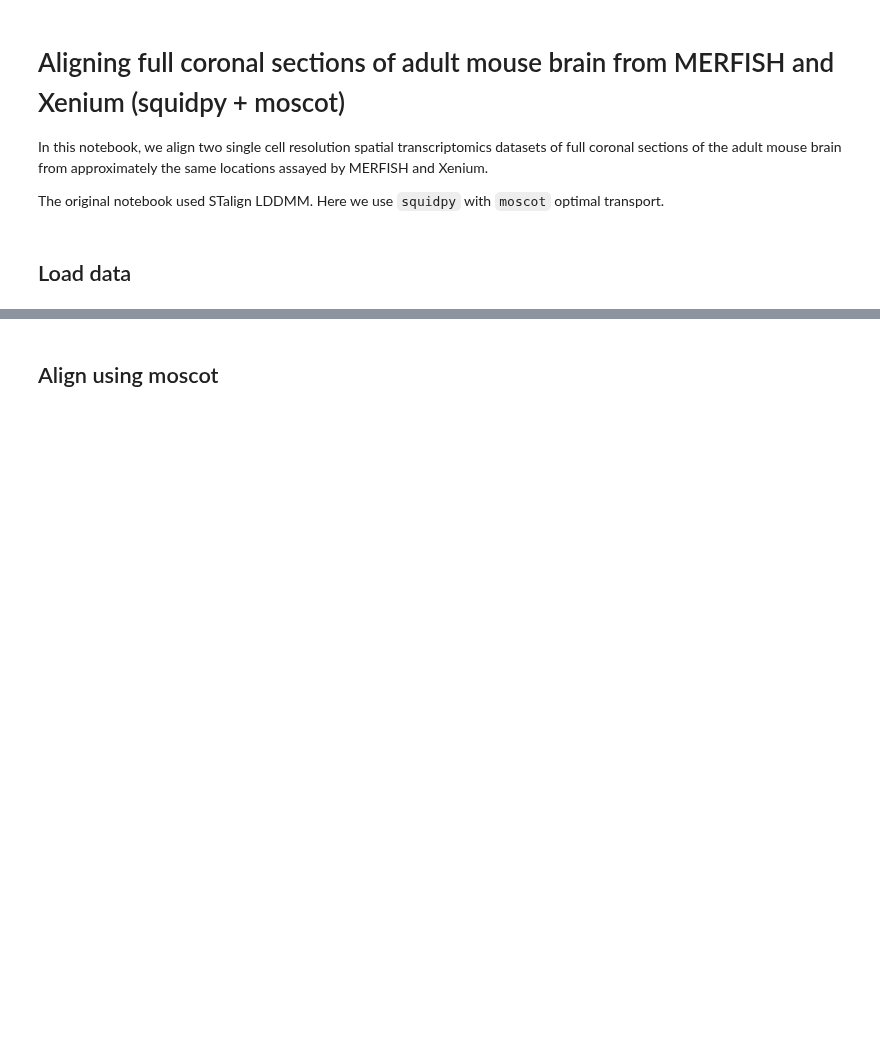
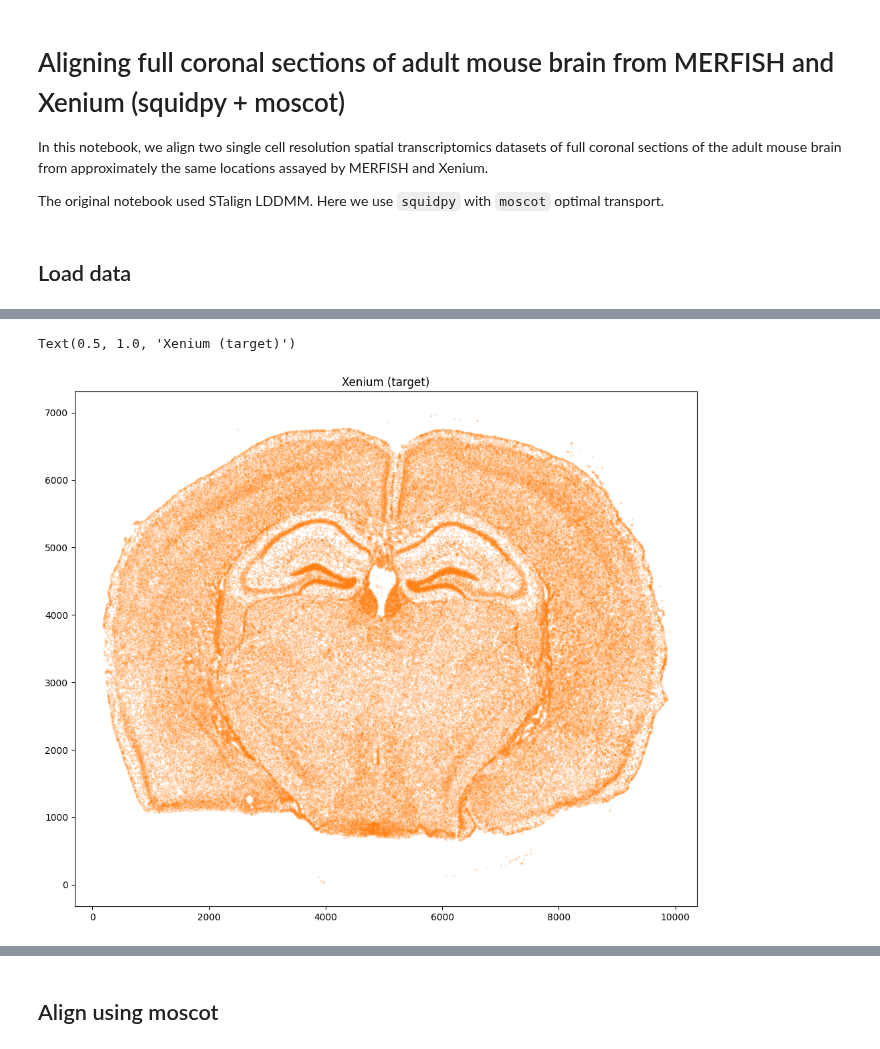
Before and after one commit to selmanozleyen/squidpy, a Jupyter notebook: docs2/notebooks/merfish-xenium-alignment-squidpy.ipynb, the cells around one changed output, grey strips where cells are left out. Saved outputs shown, nothing was run; the diff lists cells and outputs as text; code cells hidden in the pictures; blank space fills up the shorter version.

```diff
--- a/docs2/notebooks/merfish-xenium-alignment-squidpy.ipynb
+++ b/docs2/notebooks/merfish-xenium-alignment-squidpy.ipynb
@@ -29,15 +35,18 @@ ax.set_title('MERFISH (source)')
 # %%
 # Target: Xenium
-fname = '../../xenium_data/Xenium_V1_FF_Mouse_Brain_MultiSection_1_cells.csv.gz'
+fname = '../xenium_data/Xenium_V1_FF_Mouse_Brain_MultiSection_1_cells.csv.gz'
 df2 = pd.read_csv(fname)
 
 coords_target = np.column_stack([df2['x_centroid'].values, df2['y_centroid'].values])
 adata_target = ad.AnnData(X=np.zeros((len(coords_target), 1)), obs=df2)
 adata_target.obsm['spatial'] = coords_target
 
 fig, ax = plt.subplots()
 ax.scatter(coords_target[:, 0], coords_target[:, 1], s=1, alpha=0.2, c='#ff7f0e')
 ax.set_title('Xenium (target)')
+# %% [output]
+Text(0.5, 1.0, 'Xenium (target)')
+[figure, added]
 # %%
 # Overlay
 fig, ax = plt.subplots()
```
Also changed, not shown: parts of 4 cells of this notebook.
